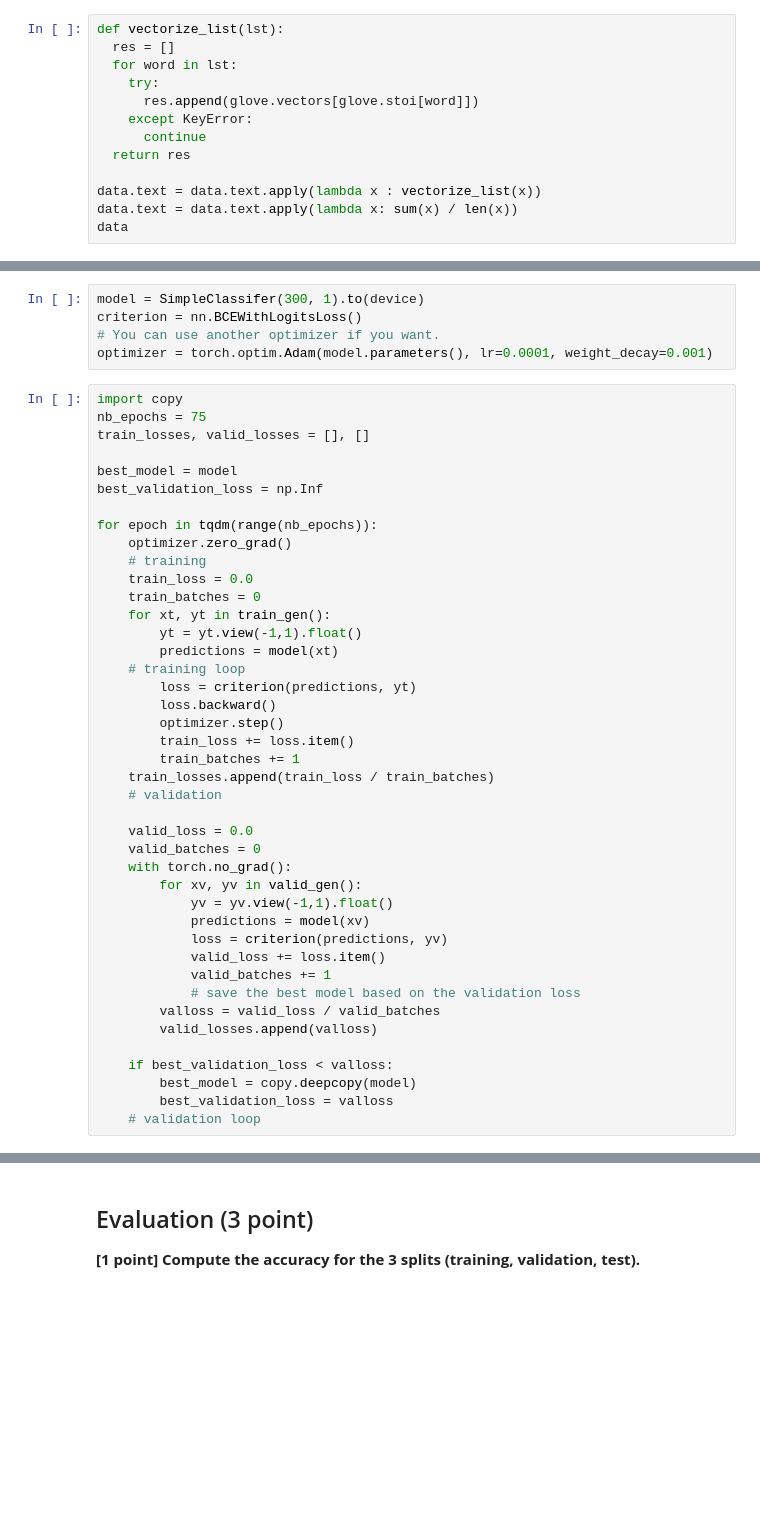
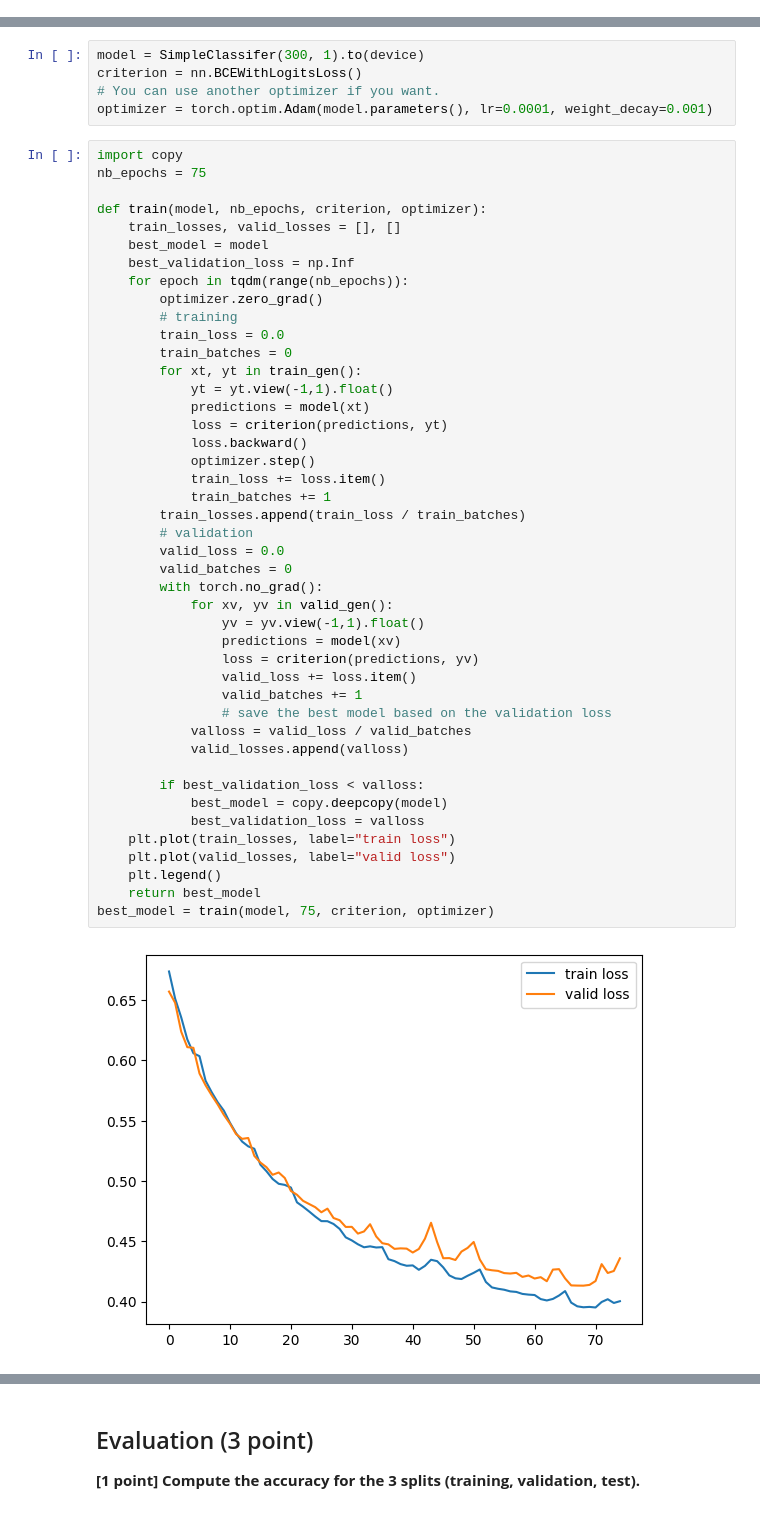
Before and after one commit to meliioko/nlp_tp_3, a Jupyter notebook: fill_your_own_glove.ipynb, the cells around one changed output, grey strips where cells are left out. Drawn from its saved outputs; the diff is of its cells as text; blank space fills up the shorter version.

Commit message:
glove done, need refacto

```diff
--- a/fill_your_own_glove.ipynb
+++ b/fill_your_own_glove.ipynb
@@ -132,17 +132,4 @@ data
 20000 rows × 2 columns
-# %%
-def vectorize_list(lst):
-  res = []
-  for word in lst:
-    try:
-      res.append(glove.vectors[glove.stoi[word]])
-    except KeyError:
-      continue
-  return res
-
-data.text = data.text.apply(lambda x : vectorize_list(x))
-data.text = data.text.apply(lambda x: sum(x) / len(x))
-data
 # %% [markdown]
 **\[2 points\] Fill the `preprocess_text` function so it returns the mean of the GloVe vectors of all the tokens within a review.**
 
@@ -273,42 +258,46 @@ optimizer = torch.optim.Adam(model.parameters(), lr=0.0001, weight_decay=0.001)
 # %%
 import copy
 nb_epochs = 75
-train_losses, valid_losses = [], []
 
-best_model = model
-best_validation_loss = np.Inf
+def train(model, nb_epochs, criterion, optimizer):
+    train_losses, valid_losses = [], []
+    best_model = model
+    best_validation_loss = np.Inf
+    for epoch in tqdm(range(nb_epochs)):
+        optimizer.zero_grad()
+        # training
+        train_loss = 0.0
+        train_batches = 0
+        for xt, yt in train_gen():
+            yt = yt.view(-1,1).float()
+            predictions = model(xt)
+            loss = criterion(predictions, yt)
+            loss.backward()
+            optimizer.step()
+            train_loss += loss.item()
+            train_batches += 1
+        train_losses.append(train_loss / train_batches)
+        # validation
+        valid_loss = 0.0
+        valid_batches = 0
+        with torch.no_grad():
+            for xv, yv in valid_gen():
+                yv = yv.view(-1,1).float()
+                predictions = model(xv)
+                loss = criterion(predictions, yv)
+                valid_loss += loss.item()
+                valid_batches += 1
+                # save the best model based on the validation loss
+            valloss = valid_loss / valid_batches
+            valid_losses.append(valloss)
 
-for epoch in tqdm(range(nb_epochs)):
-    optimizer.zero_grad()
-    # training
-    train_loss = 0.0
-    train_batches = 0
-    for xt, yt in train_gen():
-        yt = yt.view(-1,1).float()
-        predictions = model(xt)
-    # training loop
-        loss = criterion(predictions, yt)
-        loss.backward()
-        optimizer.step()
-        train_loss += loss.item()
-        train_batches += 1
-    train_losses.append(train_loss / train_batches)
-    # validation
-
-    valid_loss = 0.0
-    valid_batches = 0
-    with torch.no_grad():
-        for xv, yv in valid_gen():
-            yv = yv.view(-1,1).float()
-            predictions = model(xv)
-            loss = criterion(predictions, yv)
-            valid_loss += loss.item()
-            valid_batches += 1
-            # save the best model based on the validation loss
-        valloss = valid_loss / valid_batches
-        valid_losses.append(valloss)
-
-    if best_validation_loss < valloss:
-        best_model = copy.deepcopy(model)
-        best_validation_loss = valloss
-    # validation loop
+        if best_validation_loss < valloss:
+            best_model = copy.deepcopy(model)
+            best_validation_loss = valloss
+    plt.plot(train_losses, label="train loss")
+    plt.plot(valid_losses, label="valid loss")
+    plt.legend()
+    return best_model
+best_model = train(model, 75, criterion, optimizer)
+# %% [output]
+[figure, added]
```
Also changed, not shown: parts of 13 cells of this notebook.
